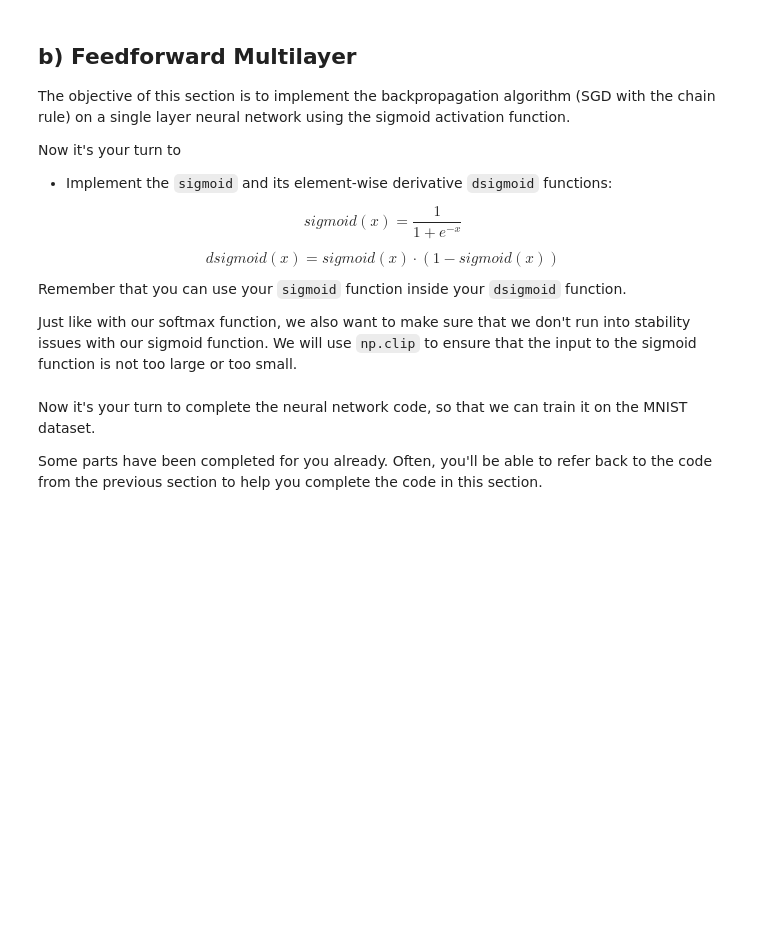
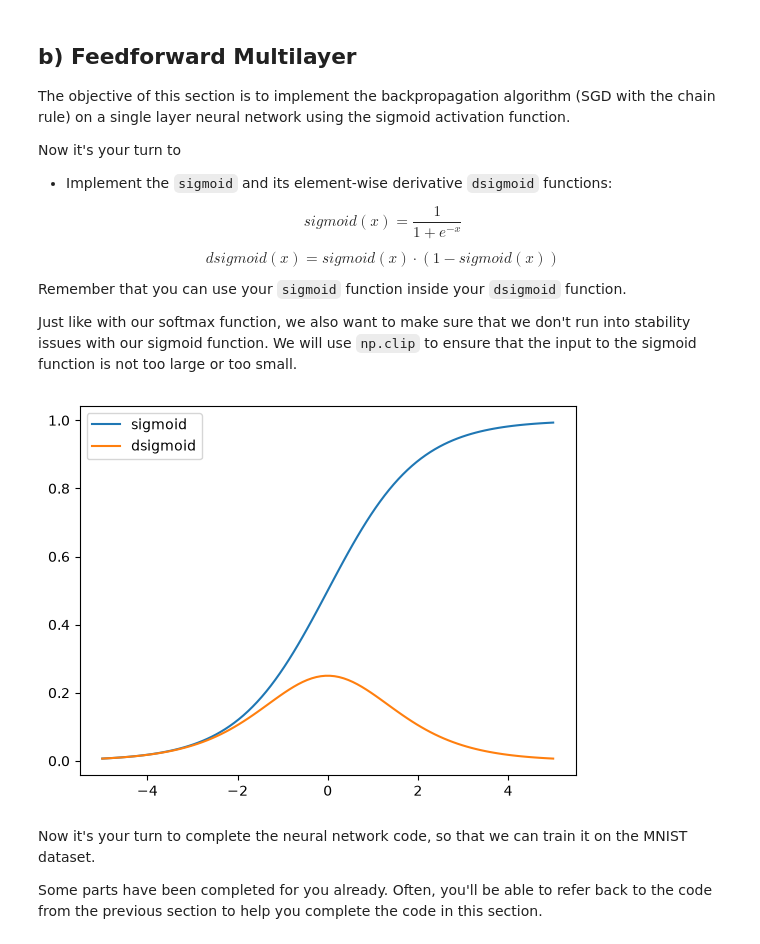
Before and after one commit to TheCodeGnome/deep_learning, a Jupyter notebook: 01_materials/labs/lab_2.ipynb, the cells around one changed output. Drawn from its saved outputs; the diff is of its cells as text; code cells hidden in the pictures; blank space fills up the shorter version.

```diff
--- a/01_materials/labs/lab_2.ipynb
+++ b/01_materials/labs/lab_2.ipynb
@@ -324,18 +324,21 @@ Just like with our softmax function, we also want to make sure that we don't run
 # %%
 def sigmoid(X):
     # Clip X to prevent overflow or underflow
     X = np.clip(X, -500, 500) # This ensures that np.exp(X) doesn't overflow
-    return None
+    return 1 / (1 + np.exp(-X))
 
 
 def dsigmoid(X):
-    return None
+    s = sigmoid(X)
+    return s * (1 - s)
 
 
 x = np.linspace(-5, 5, 100)
 plt.plot(x, sigmoid(x), label='sigmoid')
 plt.plot(x, dsigmoid(x), label='dsigmoid')
 plt.legend(loc='best');
+# %% [output]
+[figure, added]
 # %% [markdown]
 Now it's your turn to complete the neural network code, so that we can train it on the MNIST dataset.
 
```
Also changed, not shown: parts of 11 cells of this notebook.
